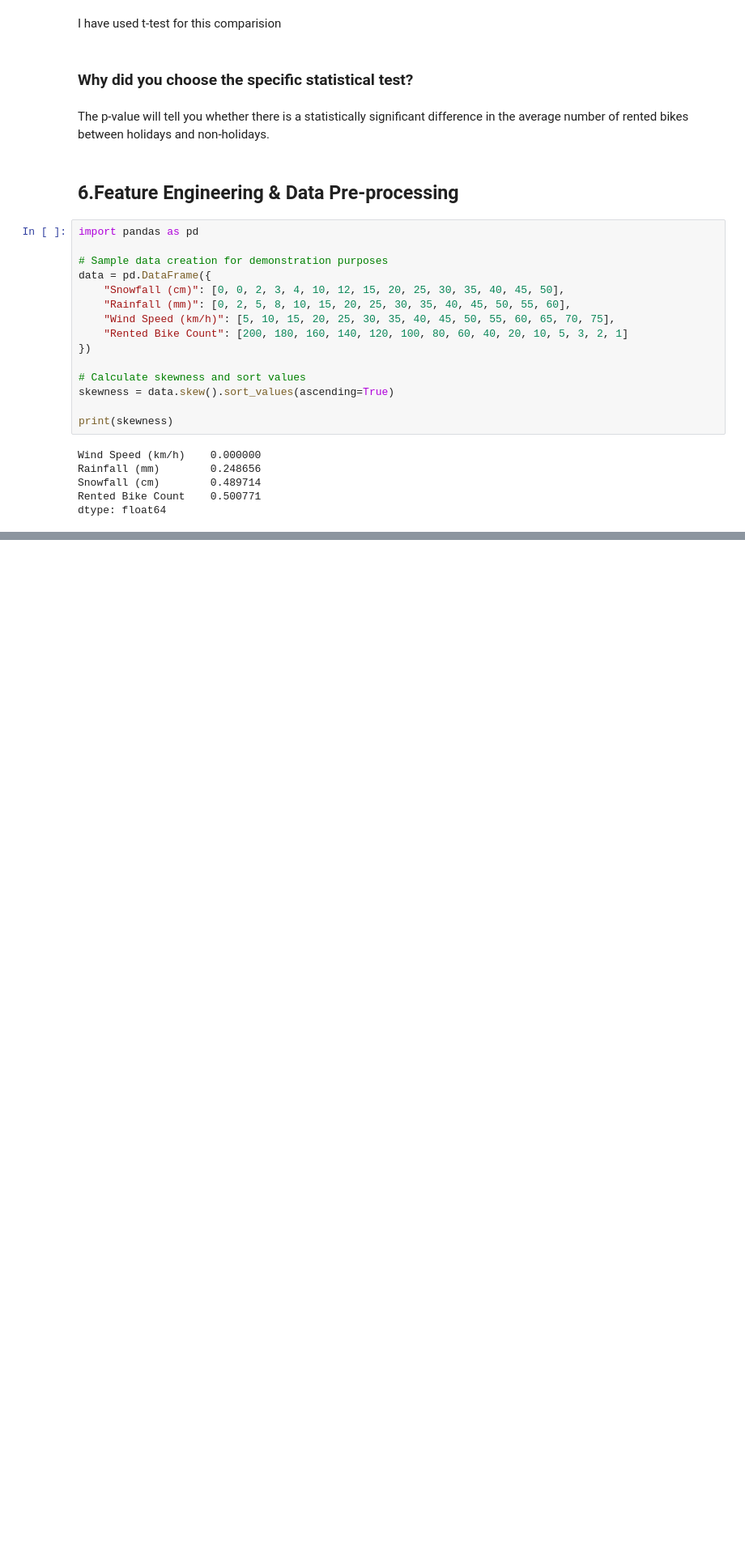
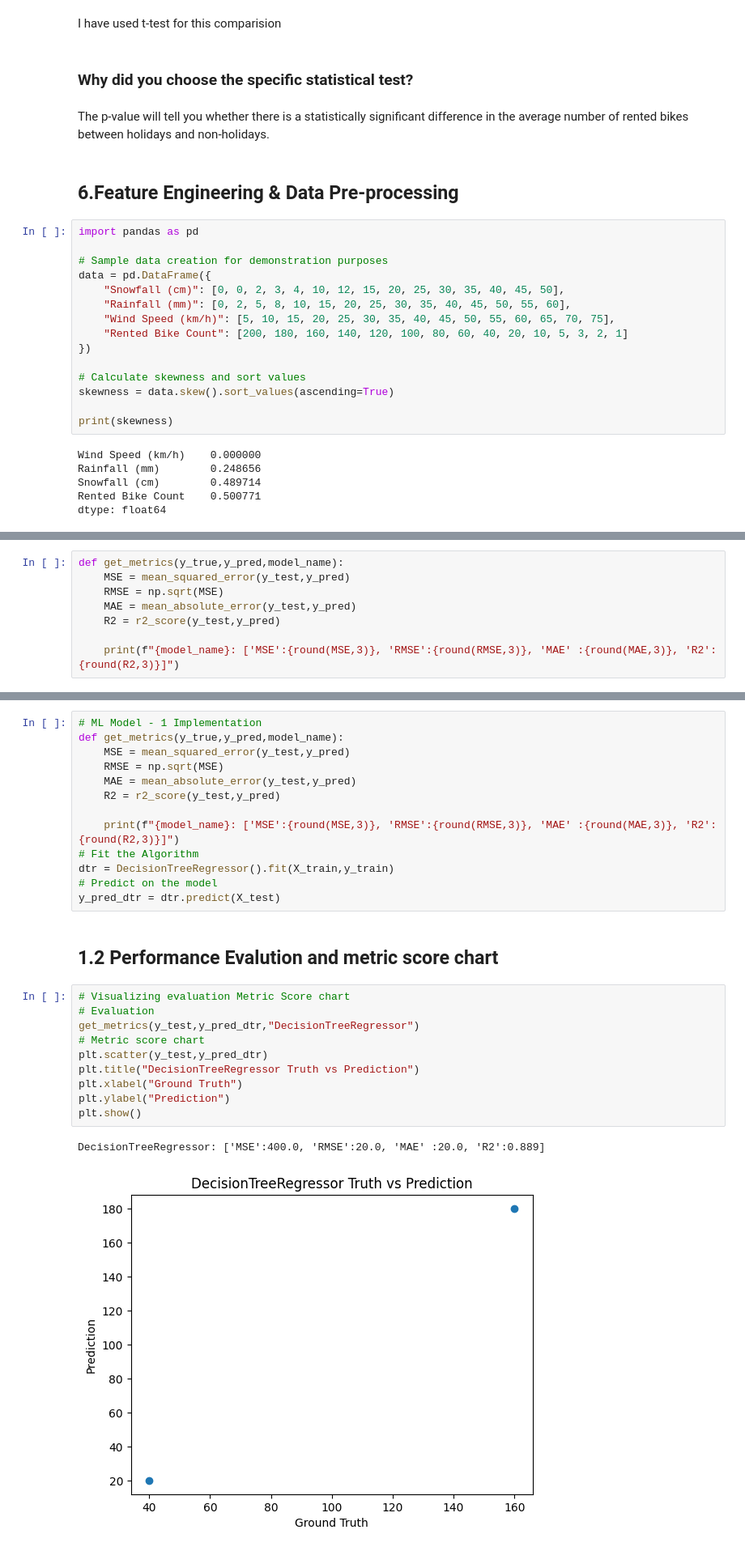
Before and after one commit to AnilUpad/Anil_meachine-learning_bike-share, a Jupyter notebook: Anil_meachine_learning_bike_share_sharing.ipynb, the cells around one changed output, grey strips where cells are left out. Shown at 81% size. Cells and saved outputs as stored; diff of their text form; blank space fills up the shorter version.

```diff
--- a/Anil_meachine_learning_bike_share_sharing.ipynb
+++ b/Anil_meachine_learning_bike_share_sharing.ipynb
@@ -763,0 +1164,8 @@ dtype: float64
+# %%
+def get_metrics(y_true,y_pred,model_name):
+    MSE = mean_squared_error(y_test,y_pred)
+    RMSE = np.sqrt(MSE)
+    MAE = mean_absolute_error(y_test,y_pred)
+    R2 = r2_score(y_test,y_pred)
+
+    print(f"{model_name}: ['MSE':{round(MSE,3)}, 'RMSE':{round(RMSE,3)}, 'MAE' :{round(MAE,3)}, 'R2':{round(R2,3)}]")
@@ -763,0 +1247,28 @@ dtype: float64
+# %%
+# ML Model - 1 Implementation
+def get_metrics(y_true,y_pred,model_name):
+    MSE = mean_squared_error(y_test,y_pred)
+    RMSE = np.sqrt(MSE)
+    MAE = mean_absolute_error(y_test,y_pred)
+    R2 = r2_score(y_test,y_pred)
+
+    print(f"{model_name}: ['MSE':{round(MSE,3)}, 'RMSE':{round(RMSE,3)}, 'MAE' :{round(MAE,3)}, 'R2':{round(R2,3)}]")
+# Fit the Algorithm
+dtr = DecisionTreeRegressor().fit(X_train,y_train)
+# Predict on the model
+y_pred_dtr = dtr.predict(X_test)
+# %% [markdown]
+## 1.2 Performance Evalution and metric score chart
+# %%
+# Visualizing evaluation Metric Score chart
+# Evaluation
+get_metrics(y_test,y_pred_dtr,"DecisionTreeRegressor")
+# Metric score chart
+plt.scatter(y_test,y_pred_dtr)
+plt.title("DecisionTreeRegressor Truth vs Prediction")
+plt.xlabel("Ground Truth")
+plt.ylabel("Prediction")
+plt.show()
+# %% [output]
+DecisionTreeRegressor: ['MSE':400.0, 'RMSE':20.0, 'MAE' :20.0, 'R2':0.889]
+[figure, added]
```
Also changed, not shown: parts of 43 cells of this notebook.
